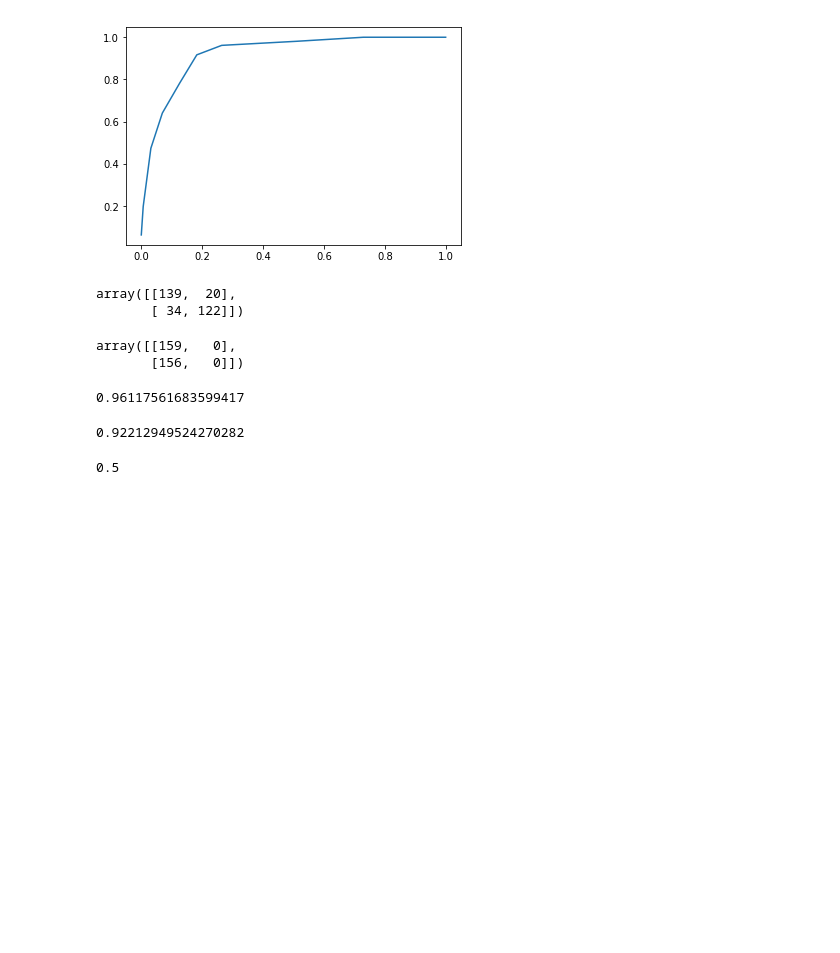
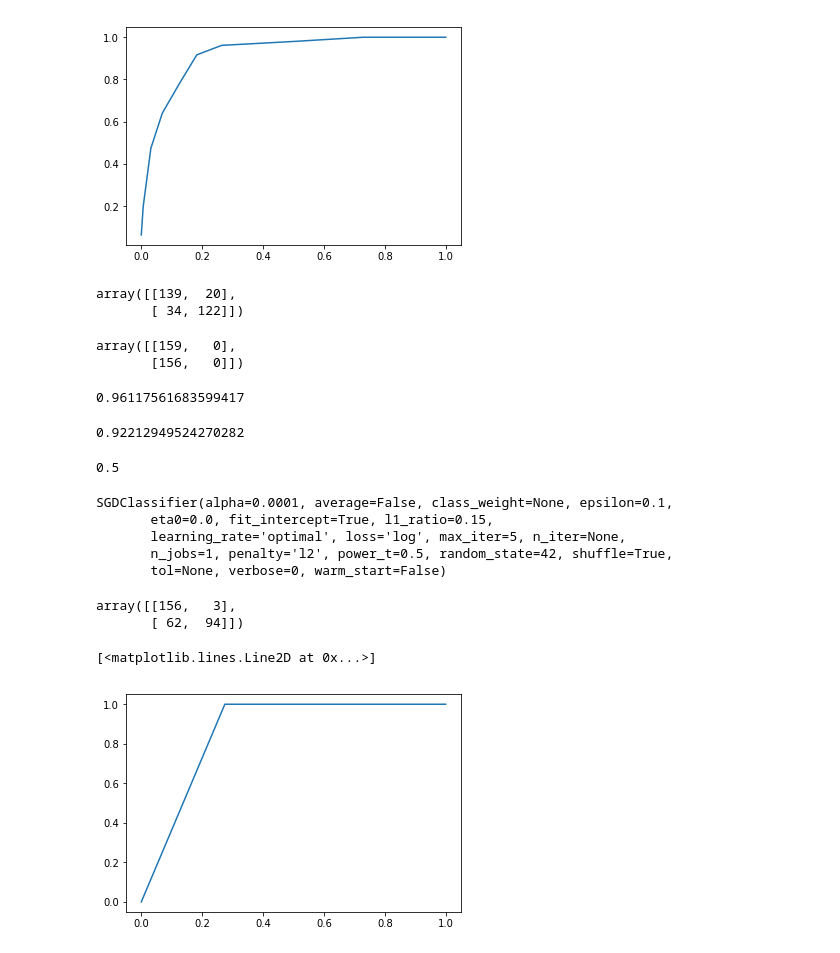
Before and after one commit to sbarton272/particleRecognition, a Jupyter notebook: make dataset.ipynb, the cells around one changed output. Saved outputs shown, nothing was run; the diff lists cells and outputs as text; code cells hidden in the pictures; blank space fills up the shorter version.

```diff
--- a/make dataset.ipynb
+++ b/make dataset.ipynb
@@ -147,7 +153,7 @@ print(data3.shape)
 total_data = np.concatenate((data,data2[0:210,:]),axis = 0)
 # %%
 #data = np.empty([16384,length1])
-target = np.ones([(length1)*6,])
+target = np.ones([210,])
 #data2 = np.empty([16384,length2])
 target2 = np.zeros([210,])
 print(target2.shape)
@@ -390,0 +400,23 @@ roc_auc_score(target_train,target_scores_svm[:,1])
+# %%
+sgd_clf_log = SGDClassifier(loss="log", penalty="l2",random_state=42)
+sgd_clf_log.fit(data_train,target_train)
+# %% [output]
+SGDClassifier(alpha=0.0001, average=False, class_weight=None, epsilon=0.1,
+       eta0=0.0, fit_intercept=True, l1_ratio=0.15,
+       learning_rate='optimal', loss='log', max_iter=5, n_iter=None,
+       n_jobs=1, penalty='l2', power_t=0.5, random_state=42, shuffle=True,
+       tol=None, verbose=0, warm_start=False)
+# %%
+from sklearn.model_selection import cross_val_predict
+target_train_pred = cross_val_predict(sgd_clf_log,data_train,target_train,cv=3)
+confusion_matrix(target_train,target_train_pred)
+# %% [output]
+array([[156,   3],
+       [ 62,  94]])
+# %%
+probs = sgd_clf_log.predict_proba(data_test)
+fpr, tpr, thresholds = roc_curve(target_test, probs[:, 1])
+plt.plot(fpr, tpr)
+# %% [output]
+[<matplotlib.lines.Line2D at 0x...>]
+[figure, added]
```
Also changed, not shown: parts of 4 cells of this notebook.
